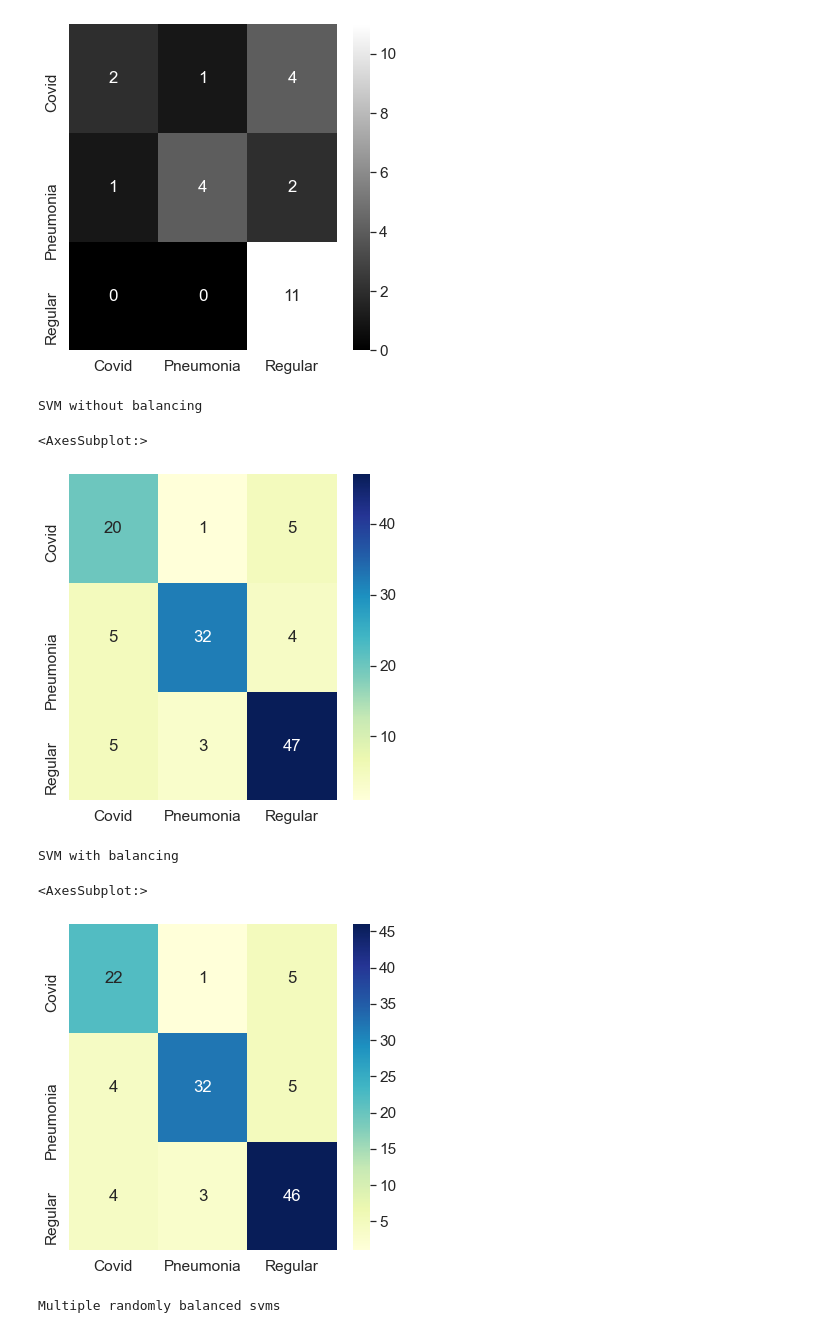
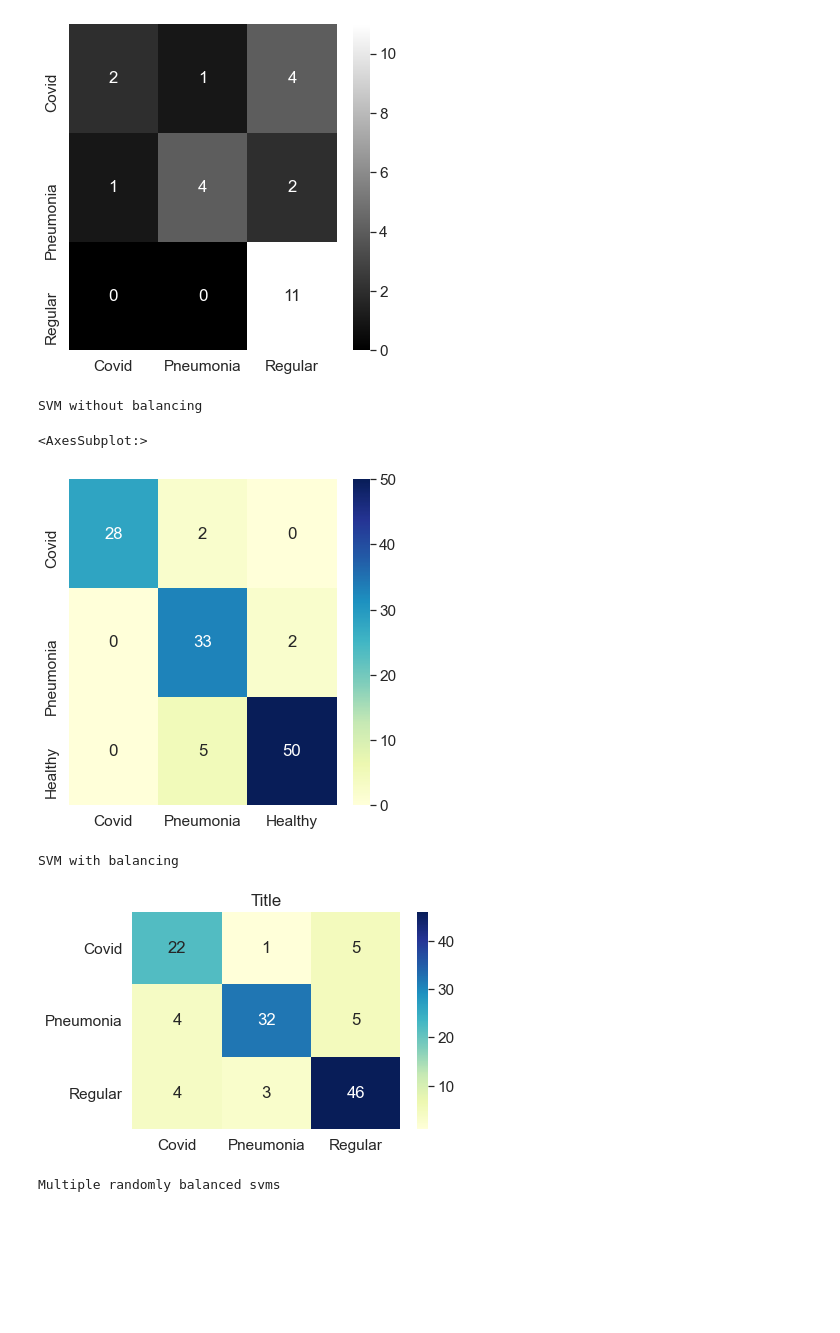
Before and after one commit to BasselSharaf/Covid-LUS-Diagnosis, a Jupyter notebook: Multiple Model Voting/displayer.ipynb, the cells around one changed output. Drawn from its saved outputs; the diff is of its cells as text; code cells hidden in the pictures; blank space fills up the shorter version.

```diff
--- a/Multiple Model Voting/displayer.ipynb
+++ b/Multiple Model Voting/displayer.ipynb
@@ -16,10 +16,10 @@ sn.heatmap(df_cm, annot=True,cmap=plt.cm.gray)
 [figure]
 # %%
 print('SVM without balancing')
-Labels=['Covid','Pneumonia','Regular']
-array = [[20 , 1 , 5],
- [ 5 ,32 , 4],
- [ 5 , 3, 47]]
+Labels=['Covid','Pneumonia','Healthy']
+array = [[28 , 2 , 0],
+ [ 0,33 , 2],
+ [ 0, 5, 50]]
 df_cm = pd.DataFrame(array, index = [i for i in Labels],
                   columns = [i for i in Labels])
 plt.figure(figsize = (6,6))
@@ -27,22 +27,24 @@ sn.heatmap(df_cm, annot=True,cmap="YlGnBu")
 # %% [output]
 SVM without balancing
 <AxesSubplot:>
-[figure, old version]
+[figure, new version]
 # %%
 print('SVM with balancing')
 
-Labels=['Covid','Pneumonia','Regular']
+
 array = [[22 , 1 , 5],
  [ 4 ,32 , 5],
  [ 4 , 3 ,46]]
 df_cm = pd.DataFrame(array, index = [i for i in Labels],
                   columns = [i for i in Labels])
-plt.figure(figsize = (6,6))
+ax = plt.axes()
 sn.heatmap(df_cm, annot=True,cmap="YlGnBu")
+
+ax.set_title('Title')
+plt.show()
 # %% [output]
 SVM with balancing
-<AxesSubplot:>
-[figure, old version]
+[figure, new version]
 # %%
 print('Multiple randomly balanced svms')
 Labels=['Covid','Pneumonia','Regular']
```
Also changed, not shown: parts of 5 cells of this notebook, 42 other files.
